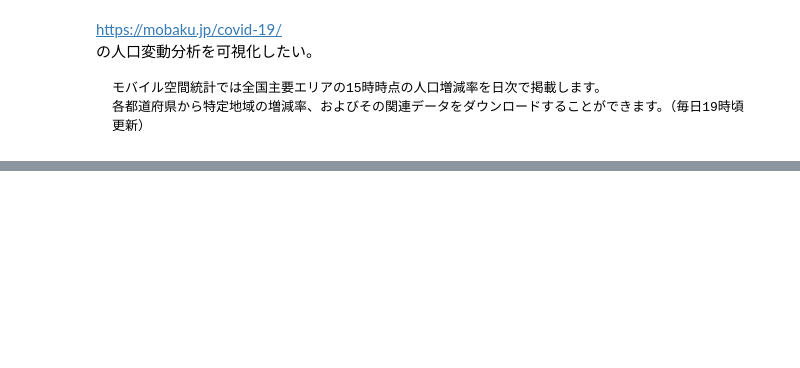
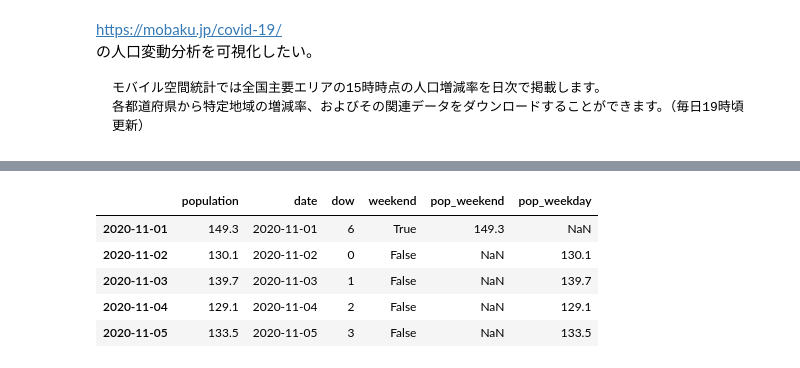
Before and after one commit to Linus-MK/fragments_for_blog, a Jupyter notebook: city_population/mobile_space_stat.ipynb, the cells around one changed output, grey strips where cells are left out. Saved outputs shown, nothing was run; the diff lists cells and outputs as text; code cells hidden in the pictures; blank space fills up the shorter version.

```diff
--- a/city_population/mobile_space_stat.ipynb
+++ b/city_population/mobile_space_stat.ipynb
@@ -51,0 +165,9 @@ plt.plot(teeeee)
+# %%
+df_pop.head()
+# %% [output]
+|  | population | date | dow | weekend | pop_weekend | pop_weekday |
+| 2020-11-01 | 149.3 | 2020-11-01 | 6 | True | 149.3 | NaN |
+| 2020-11-02 | 130.1 | 2020-11-02 | 0 | False | NaN | 130.1 |
+| 2020-11-03 | 139.7 | 2020-11-03 | 1 | False | NaN | 139.7 |
+| 2020-11-04 | 129.1 | 2020-11-04 | 2 | False | NaN | 129.1 |
+| 2020-11-05 | 133.5 | 2020-11-05 | 3 | False | NaN | 133.5 |
```
Also changed, not shown: parts of 36 cells of this notebook.
